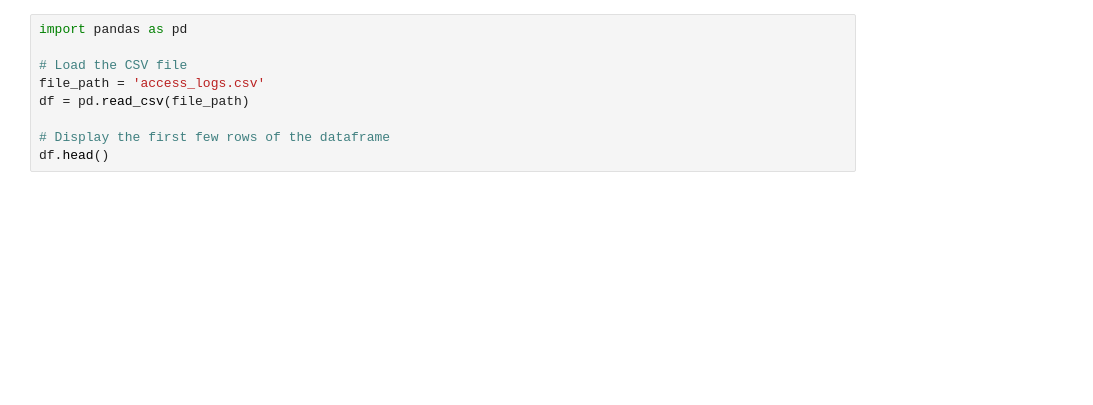
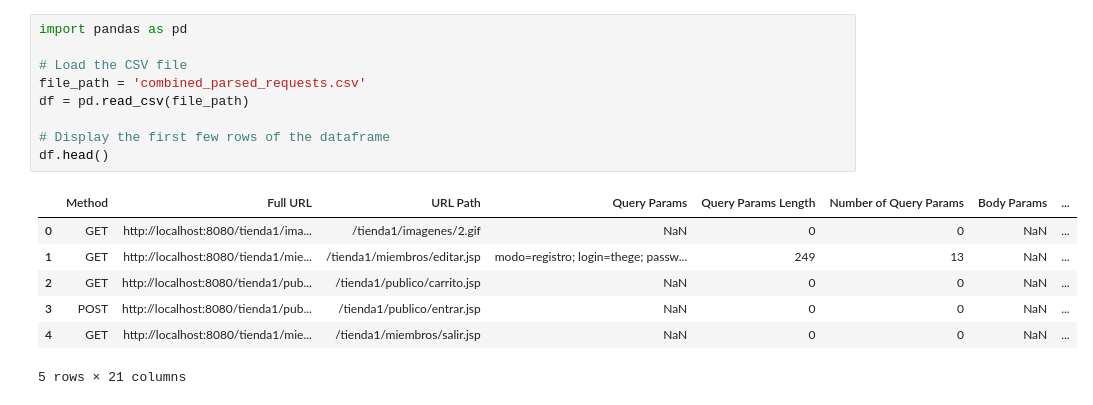
Before and after one commit to pratiyk/ML-based-WAF, a Jupyter notebook: classifier.ipynb, the cells around one changed output. Saved outputs shown, nothing was run; the diff lists cells and outputs as text; blank space fills up the shorter version.

```diff
--- a/classifier.ipynb
+++ b/classifier.ipynb
@@ -5,11 +15,19 @@ pip install pandas
 # %%
 import pandas as pd
 
 # Load the CSV file
-file_path = 'access_logs.csv'
+file_path = 'combined_parsed_requests.csv'
 df = pd.read_csv(file_path)
 
 # Display the first few rows of the dataframe
 df.head()
+# %% [output]
+|  | Method | Full URL | URL Path | Query Params | Query Params Length | Number of Query Params | Body Params | ... |
+| 0 | GET | http://localhost:8080/tienda1/ima... | /tienda1/imagenes/2.gif | NaN | 0 | 0 | NaN | ... |
+| 1 | GET | http://localhost:8080/tienda1/mie... | /tienda1/miembros/editar.jsp | modo=registro; login=thege; passw... | 249 | 13 | NaN | ... |
+| 2 | GET | http://localhost:8080/tienda1/pub... | /tienda1/publico/carrito.jsp | NaN | 0 | 0 | NaN | ... |
+| 3 | POST | http://localhost:8080/tienda1/pub... | /tienda1/publico/entrar.jsp | NaN | 0 | 0 | NaN | ... |
+| 4 | GET | http://localhost:8080/tienda1/mie... | /tienda1/miembros/salir.jsp | NaN | 0 | 0 | NaN | ... |
+5 rows × 21 columns
 # %%
 pip install pycaret
```
Also changed, not shown: parts of 8 cells of this notebook, 1 other file.
